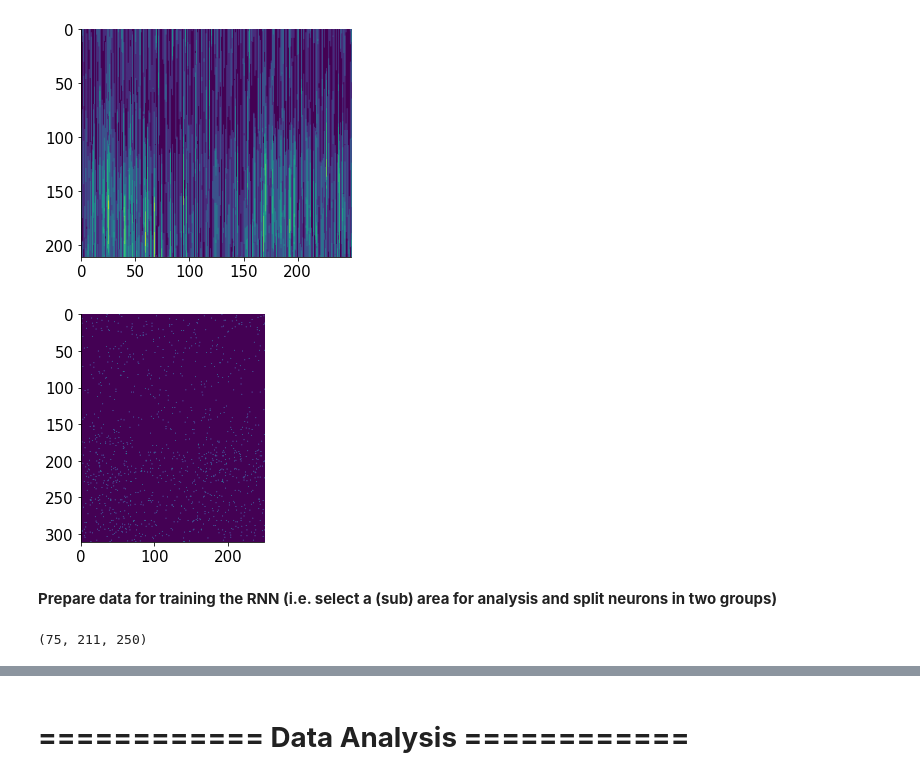
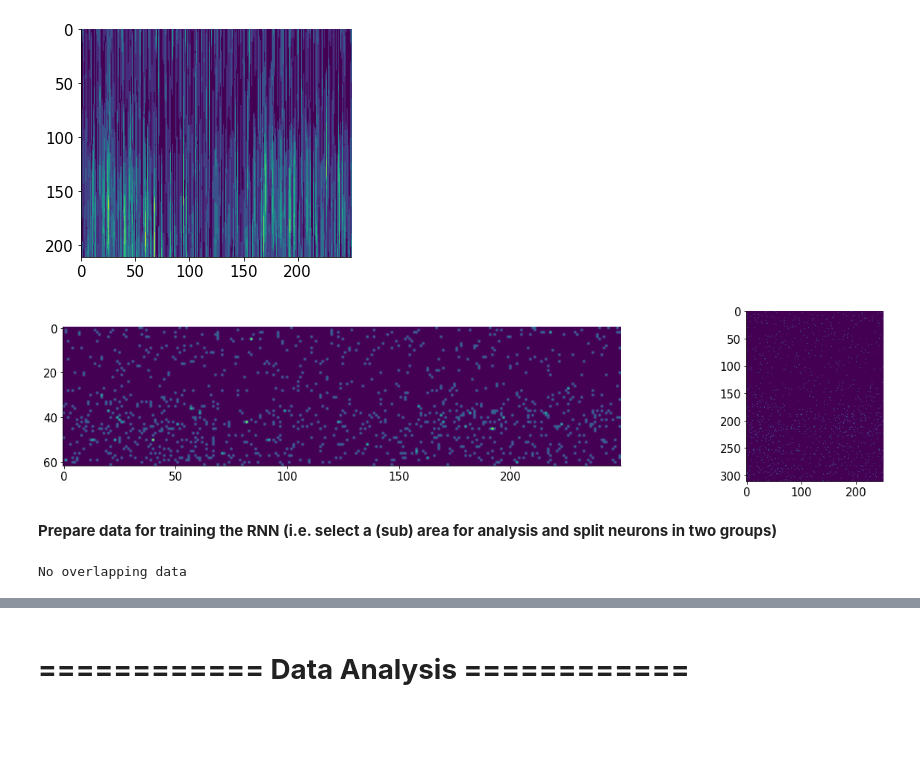
Before and after one commit to michele1993/NMA_latentDynamics, a Jupyter notebook: Copy_of_load_steinmetz_decisions.ipynb, the cells around one changed output, grey strips where cells are left out. Cells and saved outputs as stored; diff of their text form; code cells hidden in the pictures; blank space fills up the shorter version.

```diff
--- a/Copy_of_load_steinmetz_decisions.ipynb
+++ b/Copy_of_load_steinmetz_decisions.ipynb
@@ -164,25 +164,29 @@ print(r_data.shape)
 # %%
 # Convert signal into frequency by averaging activity across n trials
 
-def compute_frequency(alldat,n_aver_trials=5, time_bin = 0.01):
+def no_overlap_frequency(alldat,n_aver_trials=5, time_bin = 0.01):
 
-  n_trials = alldat.shape[1] // n_aver_trials
+  n_trl = alldat.shape[1]
+  n_new_trl = n_trl  // n_aver_trials
+
 
 
   # Ensure that if you have a big remainder at the end
   # you compute the mean of that remainder and add it as a final trial
 
-  remainder =  alldat.shape[1] - n_trials * n_aver_trials
+  remainder =  n_trl - n_new_trl * n_aver_trials
 
   if  remainder >= n_aver_trials-2:
-    frequency_spk = np.zeros((alldat.shape[0],n_trials + 1,alldat.shape[2]))
-    sub_data = alldat[:,n_trials:]
+    frequency_spk = np.zeros((alldat.shape[0],n_new_trl + 1,alldat.shape[2]))
+    sub_data = alldat[:,n_new_trl:]
     frequency_spk[:,-1:] = np.mean(sub_data, axis= 1, keepdims=True) / time_bin
 
   else:
-    frequency_spk = np.zeros((alldat.shape[0],n_trials,alldat.shape[2]))
+    frequency_spk = np.zeros((alldat.shape[0],n_new_trl,alldat.shape[2]))
 
-  indexes = np.arange(0,n_trials+n_aver_trials ,n_aver_trials)
+  indexes = np.arange(0,n_trl ,n_aver_trials)
+
+
 
   t = 0
   for i in indexes[:-1]:
@@ -191,6 +195,7 @@ def compute_frequency(alldat,n_aver_trials=5, time_bin = 0.01):
       t+=1
 
 
+
   return frequency_spk
 # %%
 # Sliding averaged window:
@@ -228,28 +233,35 @@ plt.imshow(spike_rate[ex_unit, :, :])
 <matplotlib.image.AxesImage at 0x...>
 [figure]
 # %%
-new_data = compute_frequency(r_data,n_aver_trials=5,time_bin =0.01)
+no_overlap_data = no_overlap_frequency(r_data,n_aver_trials=5,time_bin =0.01)
 
-fig = plt.figure(112)
-ax1 = fig.add_subplot()
 
-ax1.imshow(new_data[ex_unit, :, :])
 
-ax2 = fig.add_subplot()
+fig, (ax1,ax2) = plt.subplots(1,2)
+
+ax1.imshow(no_overlap_data[ex_unit, :, :])
+
 
 ax2.imshow(r_data[ex_unit, :, :])
 
 plt.show()
 
 #ax.set_ylim(0, 2)
 # %% [output]
-[figure, old version]
+[figure, new version]
 # %% [markdown]
 **Prepare data for training the RNN (i.e. select a (sub) area for analysis and split neurons in two groups)**
-# %%
-print(spike_rate.shape)
-# %% [output]
-(75, 211, 250)
+# %%
+# Decide if want to use overlapping trails to compute frequency or not
+overlap = False
+
+if overlap == True:
+  print("Overlapping data")
+else:
+  spike_rate = no_overlap_data
+  print("No overlapping data")
+# %% [output]
+No overlapping data
 # %%
 # Remove baseline and normalise data trhough baseline
 baseline_end = 50
```
Also changed, not shown: parts of 6 cells of this notebook.
